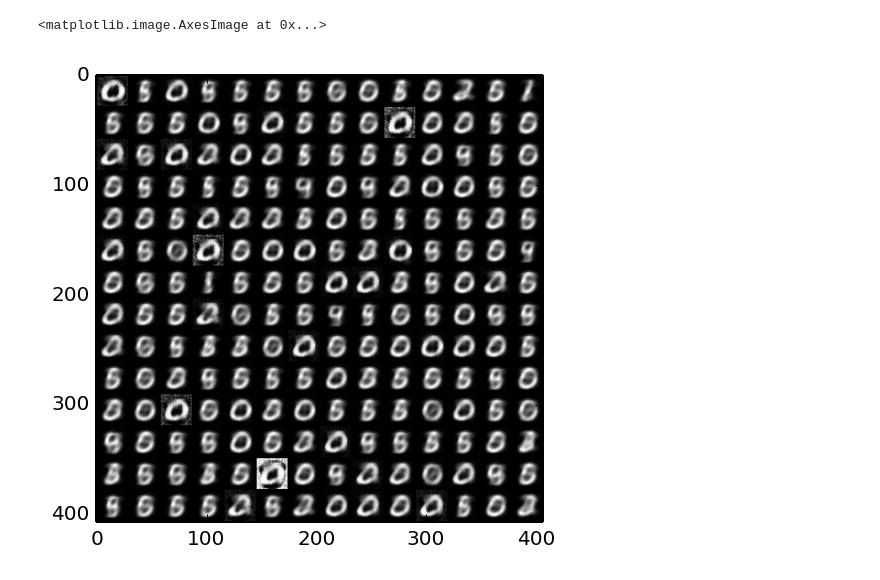
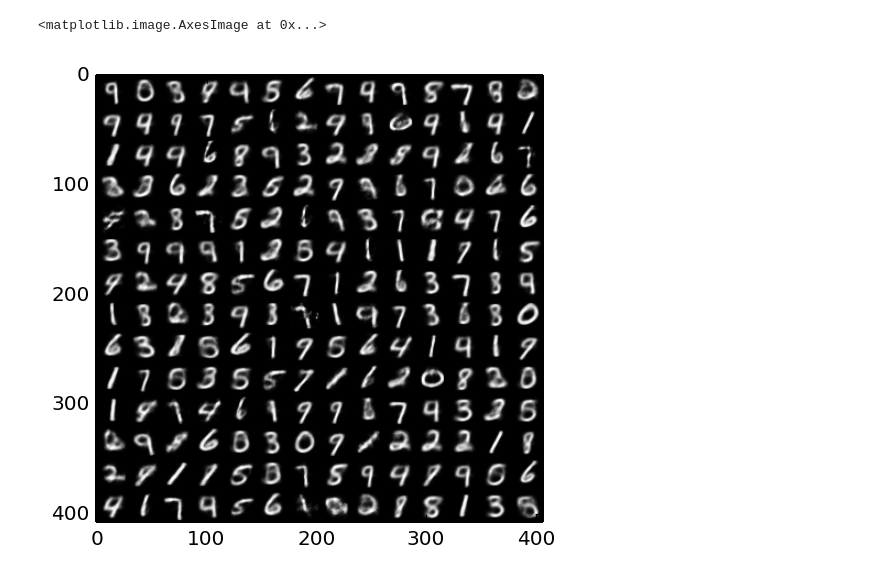
Before and after one commit to osdf/utils, a Jupyter notebook: notebooks/VAE-Testing.ipynb, the cells around one changed output. Cells and saved outputs as stored; diff of their text form; code cells hidden in the pictures.

```diff
--- a/notebooks/VAE-Testing.ipynb
+++ b/notebooks/VAE-Testing.ipynb
@@ -145,5 +182,5 @@ def decoder_bern(z, t, W1init, W2init, activ=T.tanh):
 # %%
-def vae(encoder, decoder, enc_shapes, dec_shapes):
+def vae(encoder, decoder, enc_shapes, dec_shapes, tied=False):
     """
     Variational Autoencoder. Provide information on
     weight shapes via _enc_shapes_ and _dec_shapes_.
@@ -164,6 +201,8 @@ def vae(encoder, decoder, enc_shapes, dec_shapes):
         name = "W{0}init".format(i+1)
         inits[name] = initweight(shape)
 
+    if tied:
+        inits["tied"] = enc_params[0]
     dec_cost, dec_rec, dec_params = decoder(enc_z, x, **inits)
     cost = enc_cost + dec_cost
     params = enc_params + dec_params
@@ -226,11 +265,11 @@ def adadelta(params, grads, **kwargs):
 epochs = 100
 btsz = 100
 enc_hidden = 500
-enc_out = 2
+enc_out = 3
 dec_hidden = 500
-lr = 0.0001
+lr = 1
 momentum = 0.9
-decay = 0.99
+decay = 0.9
 batches = data.shape[0]/btsz
 print "Variational AE"
 print "Epochs", epochs
@@ -247,10 +286,12 @@ encoder = encoder_dg
 mlp_dec = [(enc_out, dec_hidden), (dec_hidden, data.shape[1])]
 decoder = decoder_bern
 
-params, cost, grads, x, z, rec = vae(encoder, decoder, mlp_enc, mlp_dec)
+#params, cost, grads, x, z, rec = vae(encoder, decoder, mlp_enc, mlp_dec)
+decoder = decoder_bern_tied
+params, cost, grads, x, z, rec = vae(encoder, decoder, mlp_enc, mlp_dec, tied=True)
 learner = {"lr": lr, "momentum": momentum, "decay": decay}
-updates = momntm(params, grads, **learner)
-#updates = adadelta(params, grads, **learner)
+#updates = momntm(params, grads, **learner)
+updates = adadelta(params, grads, **learner)
 train = theano.function([x], cost, updates=updates, allow_input_downcast=True)
 
 sz = data.shape[0]
@@ -292,12 +332,12 @@ imshow(im, cmap=cm.gray)
 # %%
 generator = theano.function([z], rec, allow_input_downcast=True)
-rnds = 0.5*np.random.standard_normal((14*14, enc_out))
+rnds = 2*np.random.standard_normal((14*14, enc_out))
 gens = generator(rnds)
 im = np.array(helpers.visualize(gens, 28*28))
 imshow(im, cmap=cm.gray)
 # %% [output]
 <matplotlib.image.AxesImage at 0x...>
-[figure, old version]
+[figure, new version]
 # %%
 reconstructor = theano.function([x], rec, allow_input_downcast=True)
 recs = reconstructor(data[:14*14])
```
Also changed, not shown: parts of 19 cells of this notebook.
